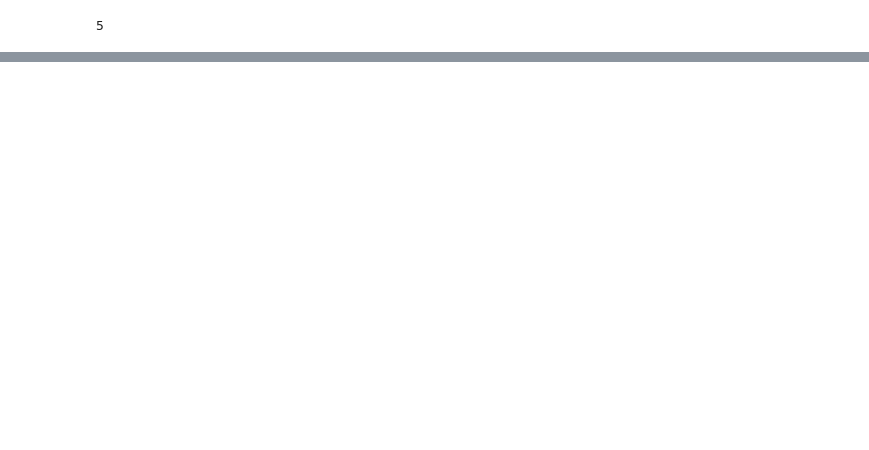
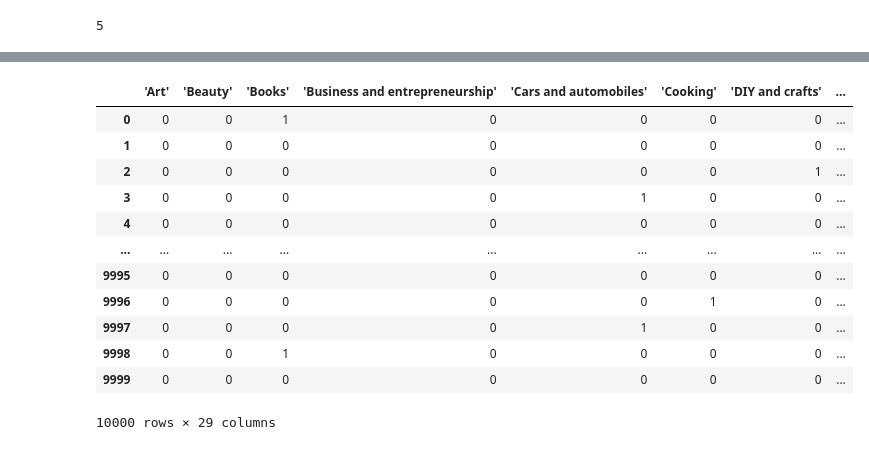
Before and after one commit to SaiShashankG/Social-Media-Friend-Recommendation-System, a Jupyter notebook: pro.ipynb, the cells around one changed output, grey strips where cells are left out. Saved outputs shown, nothing was run; the diff lists cells and outputs as text; code cells hidden in the pictures; blank space fills up the shorter version.

```diff
--- a/pro.ipynb
+++ b/pro.ipynb
@@ -10,4 +12,4 @@ from sklearn.preprocessing import OneHotEncoder
 # %%
 from datetime import datetime
 # %%
-dataset=pd.read_csv("SocialMediaUsersDataSet.csv")
+dataset=pd.read_csv("/home/sasig/Documents/Pract/project1/SocialMediaUsersDataset.csv")
@@ -15,0 +18,2 @@ FileNotFoundError: [Errno 2] No such file or directory: 'SocialMediaUsersDataSet
+# %%
+dataset = dataset.head(10000)
@@ -15,0 +36,18 @@ FileNotFoundError: [Errno 2] No such file or directory: 'SocialMediaUsersDataSet
+# %%
+interests = dataset['Interests'].str.get_dummies(', ')
+# %%
+interests.fillna(0, inplace=True)
+# %% [output]
+|  | 'Art' | 'Beauty' | 'Books' | 'Business and entrepreneurship' | 'Cars and automobiles' | 'Cooking' | 'DIY and crafts' | ... |
+| 0 | 0 | 0 | 1 | 0 | 0 | 0 | 0 | ... |
+| 1 | 0 | 0 | 0 | 0 | 0 | 0 | 0 | ... |
+| 2 | 0 | 0 | 0 | 0 | 0 | 0 | 1 | ... |
+| 3 | 0 | 0 | 0 | 0 | 1 | 0 | 0 | ... |
+| 4 | 0 | 0 | 0 | 0 | 0 | 0 | 0 | ... |
+| ... | ... | ... | ... | ... | ... | ... | ... | ... |
+| 9995 | 0 | 0 | 0 | 0 | 0 | 0 | 0 | ... |
+| 9996 | 0 | 0 | 0 | 0 | 0 | 1 | 0 | ... |
+| 9997 | 0 | 0 | 0 | 0 | 1 | 0 | 0 | ... |
+| 9998 | 0 | 0 | 1 | 0 | 0 | 0 | 0 | ... |
+| 9999 | 0 | 0 | 0 | 0 | 0 | 0 | 0 | ... |
+10000 rows × 29 columns
```
Also changed, not shown: parts of 21 cells of this notebook.
